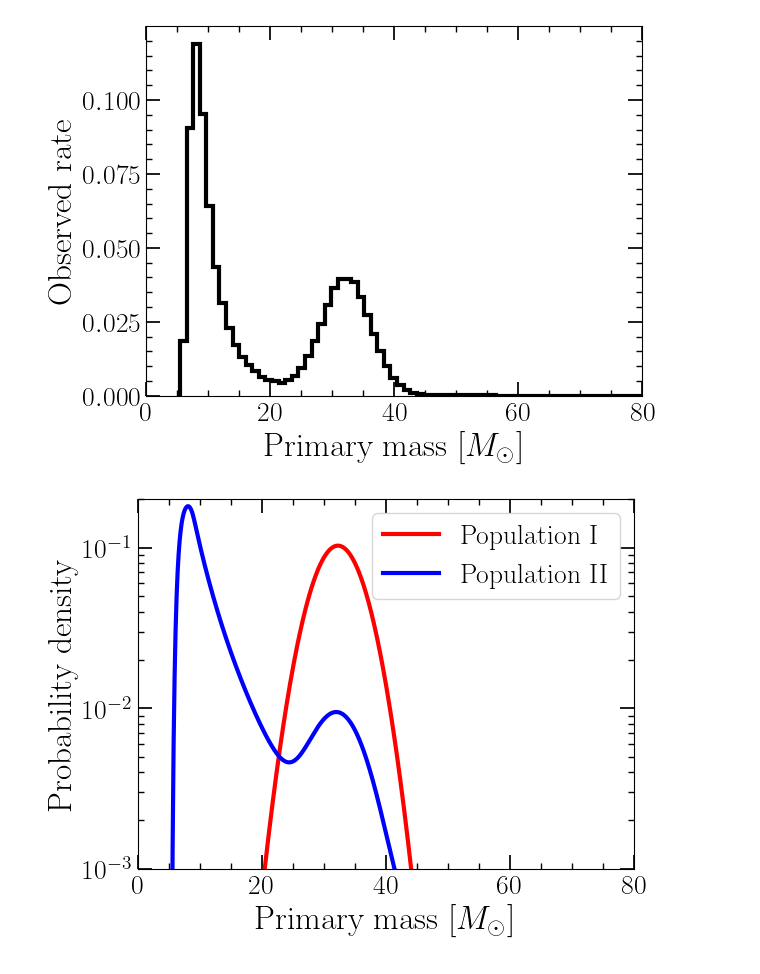
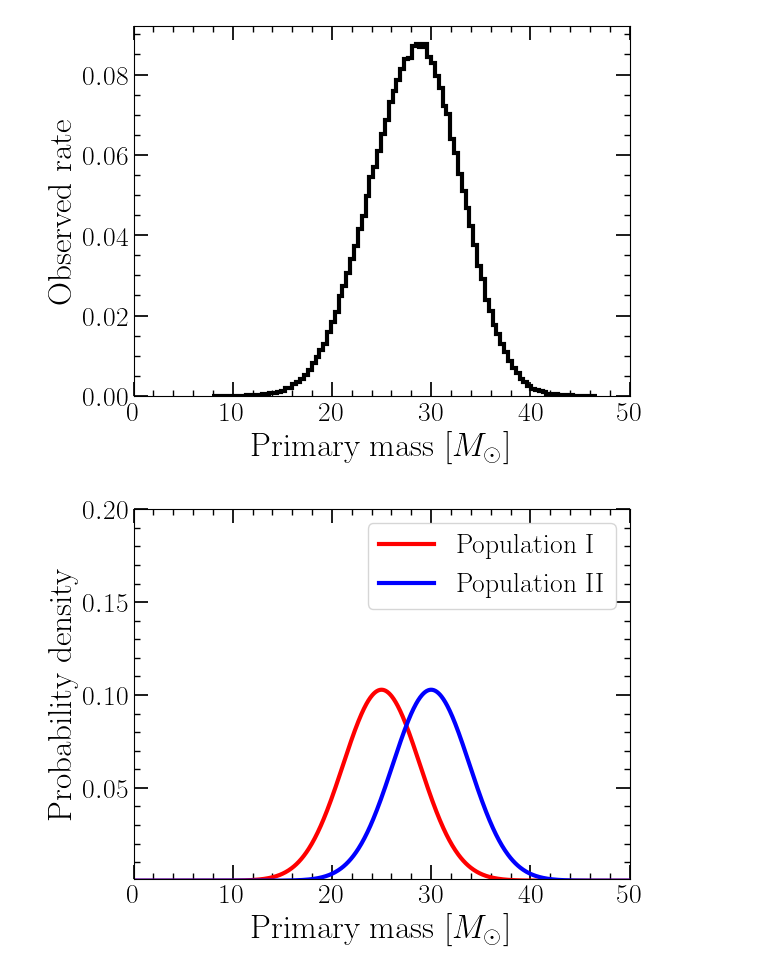
Before and after one commit to LucasPouw/darksirenpop, a Jupyter notebook: makesomeplots.ipynb, the cells around one changed output. Drawn from its saved outputs; the diff is of its cells as text; code cells hidden in the pictures.

```diff
--- a/makesomeplots.ipynb
+++ b/makesomeplots.ipynb
@@ -19,8 +19,8 @@ model_dict = {
             'alt': ['PrimaryMass-gaussian']
         }
 # %%
-agn_model = PrimaryMass_gaussian()
-alt_model = PrimaryMass_powerlaw_gaussian()
+agn_model = PrimaryMass_gaussian(mu_g=25)
+alt_model = PrimaryMass_gaussian(mu_g=30)
 # %%
 nagn_events = 2
 nalt_events = 2 * nagn_events
@@ -51,35 +51,35 @@ plt.show()
 # %%
-xmax = 80
+xmax = 50
 xx = np.linspace(0, xmax, 1000)
 
 nagn_events = int(1e5)
 nalt_events = 2 * nagn_events
 agn_events_true = agn_model.sample(nagn_events)[0]
 alt_events_true = alt_model.sample(nalt_events)[0]
 
 plt.figure()
 plt.hist(np.append(agn_events_true, alt_events_true), histtype='step', density=True, bins=100, color='black', linewidth=3)
 # plt.plot(xx, (agn_model.joint_prob(xx) + 2*alt_model.joint_prob(xx)) / 3, color='black', linewidth=3)
 plt.xlabel('Primary mass [$M_{\odot}$]')
 plt.ylabel('Observed rate')
 # plt.legend()
 plt.xlim(0, xmax)
 # plt.ylim(0, 0.15)
 # plt.semilogy()
 plt.show()
 
 
 plt.figure()
 # plt.plot(xx, agn_model.joint_prob(xx) + alt_model.joint_prob(xx), color='black', linewidth=3, label='Total')
 plt.plot(xx, agn_model.joint_prob(xx), color='red', linewidth=3, label='Population I')
 plt.plot(xx, alt_model.joint_prob(xx), color='blue', linewidth=3, label='Population II')
 plt.xlabel('Primary mass [$M_{\odot}$]')
 plt.ylabel('Probability density')
 plt.legend()
 plt.xlim(0, xmax)
 plt.ylim(1e-3, 0.2)
-plt.semilogy()
+# plt.semilogy()
 plt.show()
 # %% [output]
-[figure, old version]
+[figure, new version]
-[figure, old version]
+[figure, new version]
```
Also changed, not shown: parts of 2 cells of this notebook, 18 other files.
